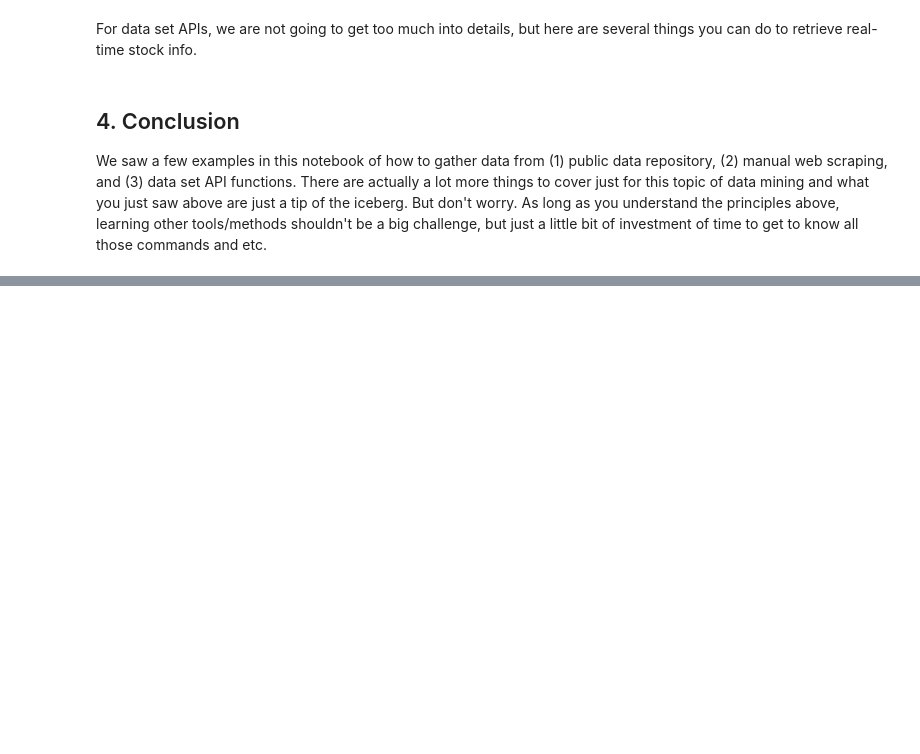
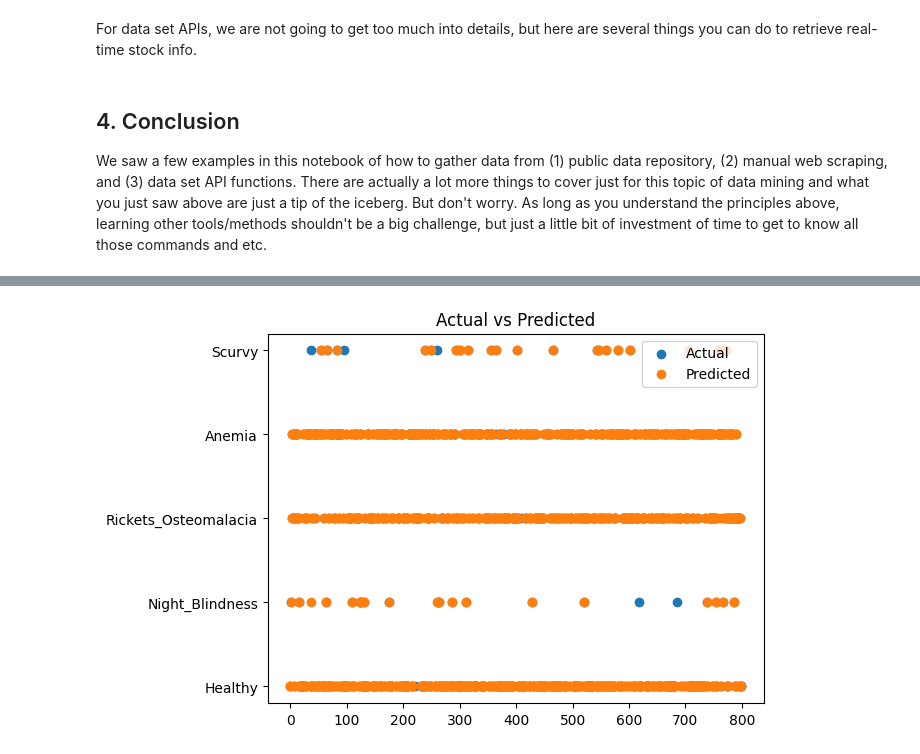
Before and after one commit to Moni-ops/web-app, a Jupyter notebook: in-class-assignments/ica03/Data_Mining.ipynb, the cells around one changed output, grey strips where cells are left out. Drawn from its saved outputs; the diff is of its cells as text; code cells hidden in the pictures; blank space fills up the shorter version.

```diff
--- a/in-class-assignments/ica03/Data_Mining.ipynb
+++ b/in-class-assignments/ica03/Data_Mining.ipynb
@@ -998,0 +318,8 @@ Visualizations saved:
+# %%
+plt.scatter(range(len(y_test)), y_test, label="Actual")
+plt.scatter(range(len(y_pred)), y_pred, label="Predicted")
+plt.legend()
+plt.title("Actual vs Predicted")
+plt.show()
+# %% [output]
+[figure, added]
```
Also changed, not shown: parts of 22 cells of this notebook.
